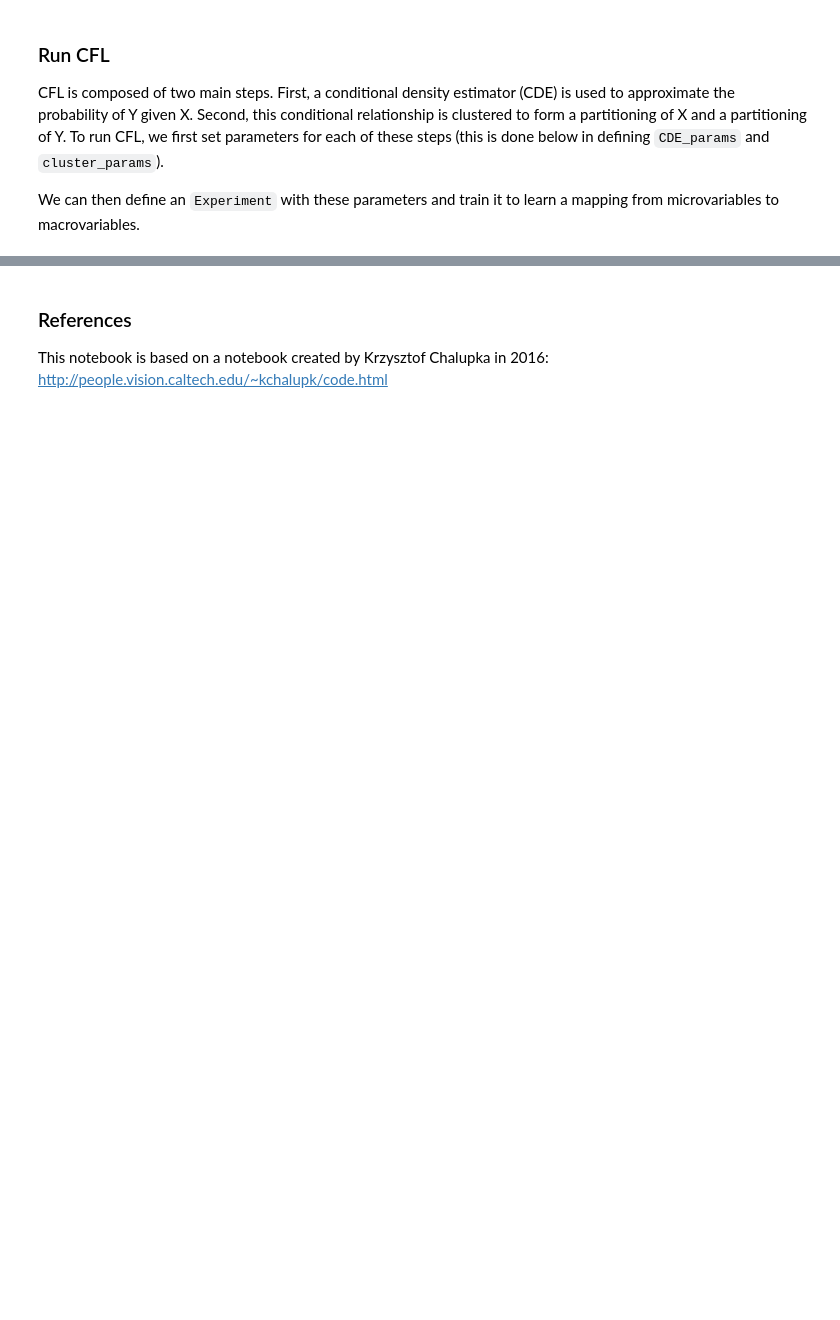
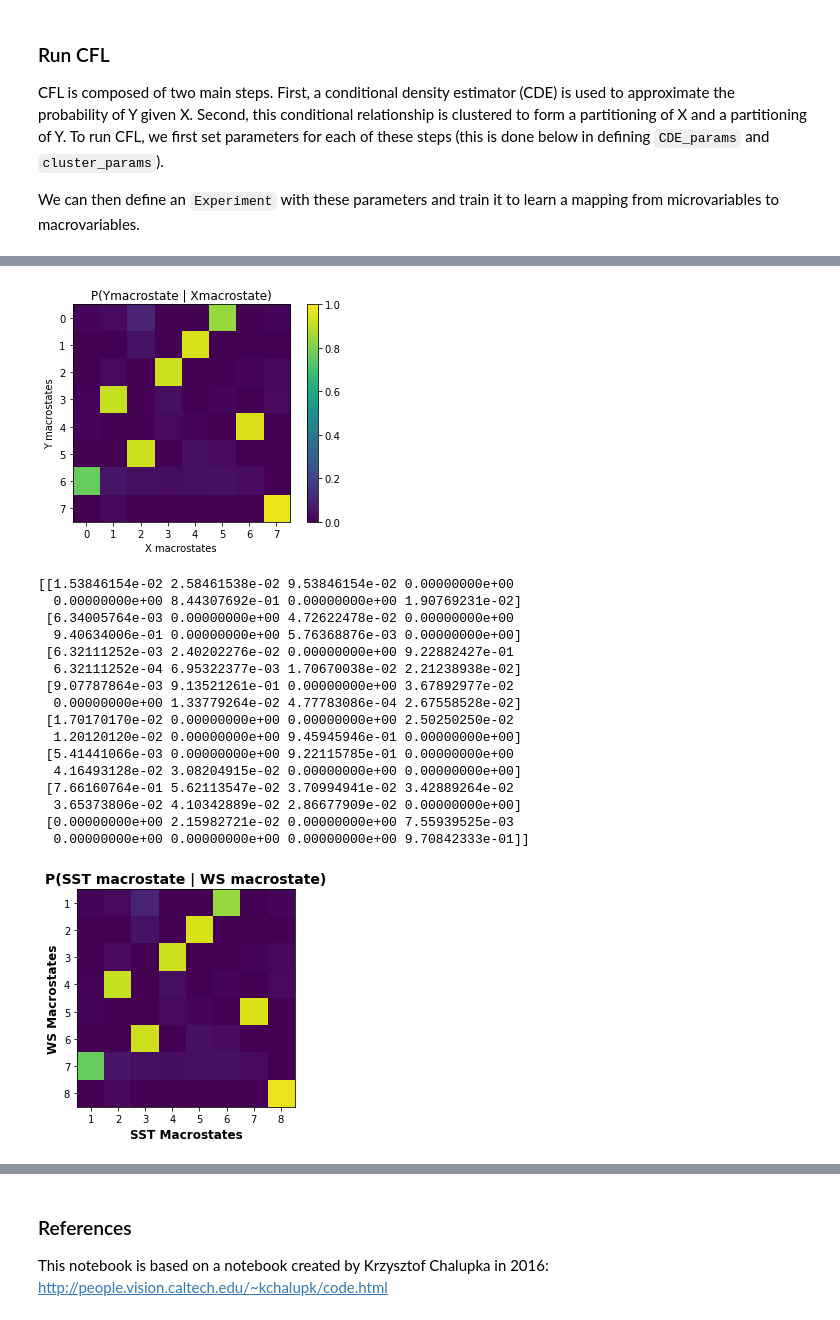
Before and after one commit to eberharf/cfl, a Jupyter notebook: docs/source/examples/el_nino_example.ipynb, the cells around one changed output, grey strips where cells are left out. Drawn from its saved outputs; the diff is of its cells as text; code cells hidden in the pictures; blank space fills up the shorter version.

```diff
--- a/docs/source/examples/el_nino_example.ipynb
+++ b/docs/source/examples/el_nino_example.ipynb
@@ -127 +211,37 @@ array([3, 3, 1, ..., 3, 1, 1], dtype=int32)
+# %%
+from cfl.macro_cond_prob import macro_cond_prob
+
+P_Ym_given_Xm = macro_cond_prob('results/experiment0010', show_plot=False)
+print(P_Ym_given_Xm)
+
+# plot macro-level conditional probabilities
+fig,ax = plt.subplots()
+ax.imshow(P_Ym_given_Xm, vmin=0, vmax=1)
+ax.set_xlabel('SST Macrostates', fontweight='bold', fontsize=12)
+ax.set_ylabel('WS Macrostates', fontweight='bold', fontsize=12)
+ax.set_xticks(range(P_Ym_given_Xm.shape[1]))
+ax.set_yticks(range(P_Ym_given_Xm.shape[0]))
+ax.set_xticklabels(range(1,P_Ym_given_Xm.shape[1]+1))
+ax.set_yticklabels(range(1,P_Ym_given_Xm.shape[0]+1))
+ax.set_title('P(SST macrostate | WS macrostate)', fontweight='bold', fontsize=14)
+plt.savefig(os.path.join(FIG_PATH, 'macro_cond_prob'), bbox_inches='tight')
+# %% [output]
+[figure, added]
+[[1.53846154e-02 2.58461538e-02 9.53846154e-02 0.00000000e+00
+  0.00000000e+00 8.44307692e-01 0.00000000e+00 1.90769231e-02]
+ [6.34005764e-03 0.00000000e+00 4.72622478e-02 0.00000000e+00
+  9.40634006e-01 0.00000000e+00 5.76368876e-03 0.00000000e+00]
+ [6.32111252e-03 2.40202276e-02 0.00000000e+00 9.22882427e-01
+  6.32111252e-04 6.95322377e-03 1.70670038e-02 2.21238938e-02]
+ [9.07787864e-03 9.13521261e-01 0.00000000e+00 3.67892977e-02
+  0.00000000e+00 1.33779264e-02 4.77783086e-04 2.67558528e-02]
+ [1.70170170e-02 0.00000000e+00 0.00000000e+00 2.50250250e-02
+  1.20120120e-02 0.00000000e+00 9.45945946e-01 0.00000000e+00]
+ [5.41441066e-03 0.00000000e+00 9.22115785e-01 0.00000000e+00
+  4.16493128e-02 3.08204915e-02 0.00000000e+00 0.00000000e+00]
+ [7.66160764e-01 5.62113547e-02 3.70994941e-02 3.42889264e-02
+  3.65373806e-02 4.10342889e-02 2.86677909e-02 0.00000000e+00]
+ [0.00000000e+00 2.15982721e-02 0.00000000e+00 7.55939525e-03
+  0.00000000e+00 0.00000000e+00 0.00000000e+00 9.70842333e-01]]
+[figure, added]
 # %% [markdown]
```
Also changed, not shown: parts of 18 cells of this notebook, 7 other files.
